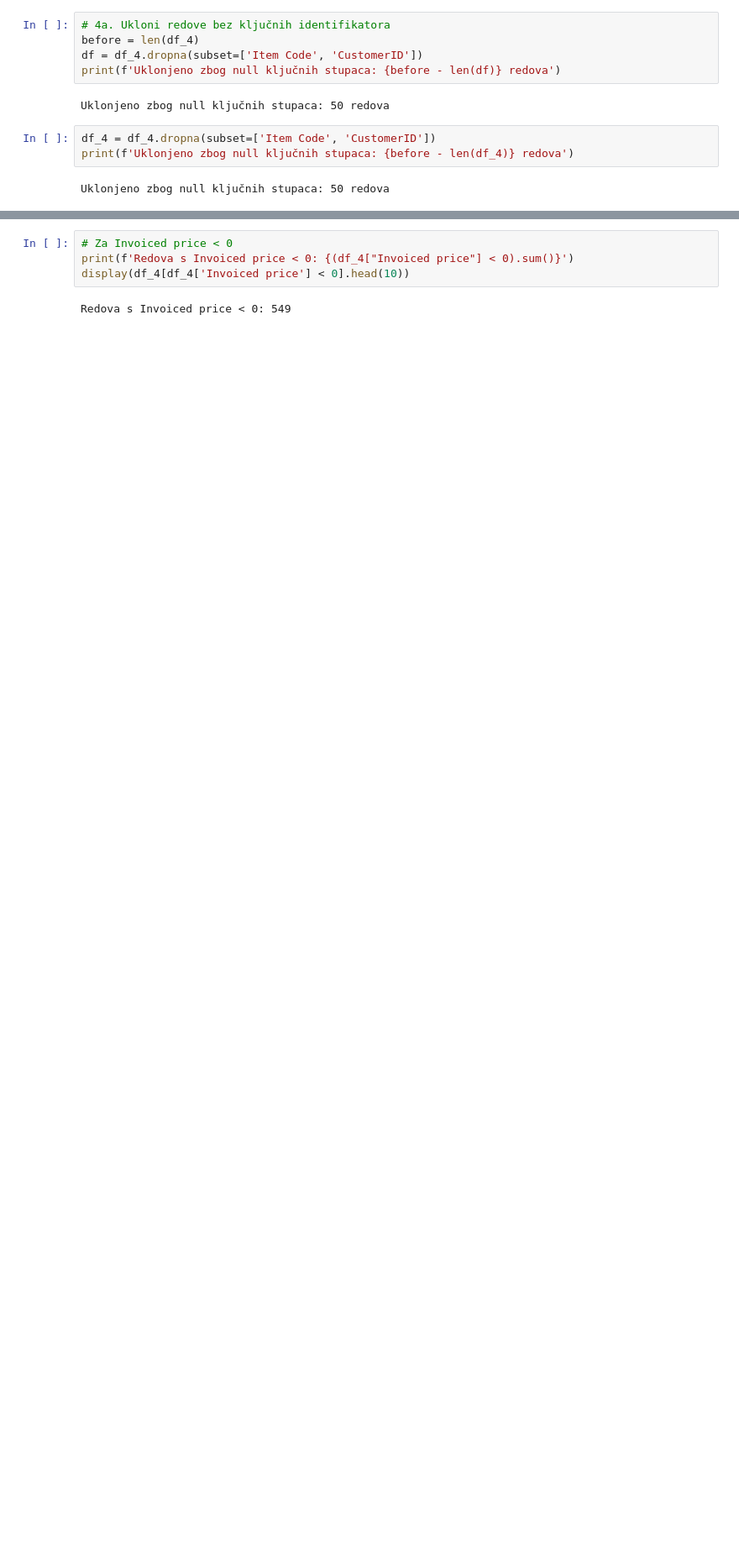
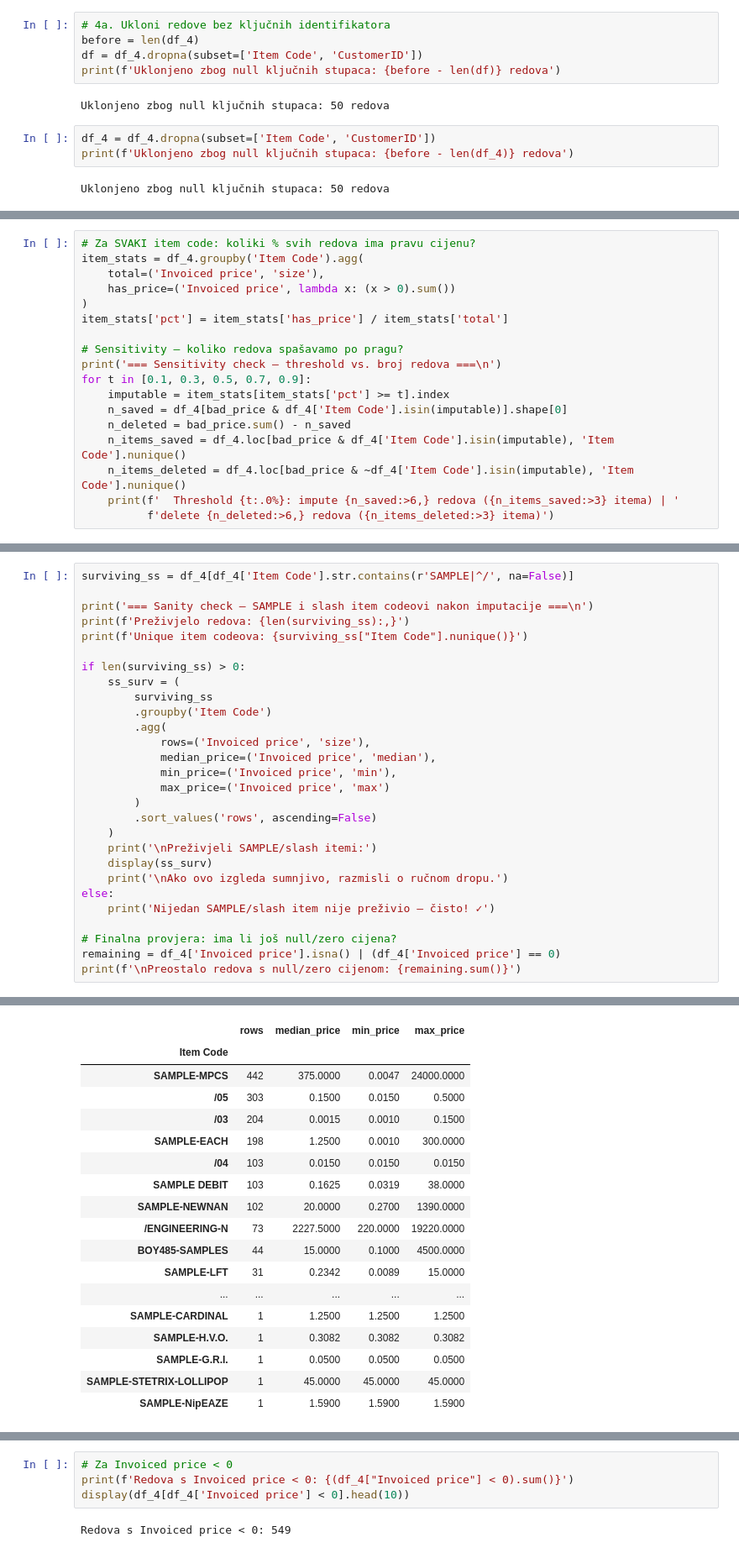
Before and after one commit to kovaacicc/lumen-DS, a Jupyter notebook: notebooks/data_cleaning.ipynb, the cells around one changed output, grey strips where cells are left out. Shown at 84% size. Drawn from its saved outputs; the diff is of its cells as text; blank space fills up the shorter version.

```diff
--- a/notebooks/data_cleaning.ipynb
+++ b/notebooks/data_cleaning.ipynb
@@ -671,0 +451,18 @@ Shape nakon: (1080327, 24)
+# %%
+# Za SVAKI item code: koliki % svih redova ima pravu cijenu?
+item_stats = df_4.groupby('Item Code').agg(
+    total=('Invoiced price', 'size'),
+    has_price=('Invoiced price', lambda x: (x > 0).sum())
+)
+item_stats['pct'] = item_stats['has_price'] / item_stats['total']
+
+# Sensitivity — koliko redova spašavamo po pragu?
+print('=== Sensitivity check — threshold vs. broj redova ===\n')
+for t in [0.1, 0.3, 0.5, 0.7, 0.9]:
+    imputable = item_stats[item_stats['pct'] >= t].index
+    n_saved = df_4[bad_price & df_4['Item Code'].isin(imputable)].shape[0]
+    n_deleted = bad_price.sum() - n_saved
+    n_items_saved = df_4.loc[bad_price & df_4['Item Code'].isin(imputable), 'Item Code'].nunique()
+    n_items_deleted = df_4.loc[bad_price & ~df_4['Item Code'].isin(imputable), 'Item Code'].nunique()
+    print(f'  Threshold {t:.0%}: impute {n_saved:>6,} redova ({n_items_saved:>3} itema) | '
+          f'delete {n_deleted:>6,} redova ({n_items_deleted:>3} itema)')
@@ -671,0 +524,29 @@ Shape nakon: (1080327, 24)
+# %%
+surviving_ss = df_4[df_4['Item Code'].str.contains(r'SAMPLE|^/', na=False)]
+
+print('=== Sanity check — SAMPLE i slash item codeovi nakon imputacije ===\n')
+print(f'Preživjelo redova: {len(surviving_ss):,}')
+print(f'Unique item codeova: {surviving_ss["Item Code"].nunique()}')
+
+if len(surviving_ss) > 0:
+    ss_surv = (
+        surviving_ss
+        .groupby('Item Code')
+        .agg(
+            rows=('Invoiced price', 'size'),
+            median_price=('Invoiced price', 'median'),
+            min_price=('Invoiced price', 'min'),
+            max_price=('Invoiced price', 'max')
+        )
+        .sort_values('rows', ascending=False)
+    )
+    print('\nPreživjeli SAMPLE/slash itemi:')
+    display(ss_surv)
+    print('\nAko ovo izgleda sumnjivo, razmisli o ručnom dropu.')
+else:
+    print('Nijedan SAMPLE/slash item nije preživio — čisto! ✓')
+
+# Finalna provjera: ima li još null/zero cijena?
+remaining = df_4['Invoiced price'].isna() | (df_4['Invoiced price'] == 0)
+print(f'\nPreostalo redova s null/zero cijenom: {remaining.sum()}')
+# %% [output]
@@ -671,0 +559,18 @@ Shape nakon: (1080327, 24)
+|  | rows | median_price | min_price | max_price |
+| Item Code |  |  |  |  |
+| SAMPLE-MPCS | 442 | 375.0000 | 0.0047 | 24000.0000 |
+| /05 | 303 | 0.1500 | 0.0150 | 0.5000 |
+| /03 | 204 | 0.0015 | 0.0010 | 0.1500 |
+| SAMPLE-EACH | 198 | 1.2500 | 0.0010 | 300.0000 |
+| /04 | 103 | 0.0150 | 0.0150 | 0.0150 |
+| SAMPLE DEBIT | 103 | 0.1625 | 0.0319 | 38.0000 |
+| SAMPLE-NEWNAN | 102 | 20.0000 | 0.2700 | 1390.0000 |
+| /ENGINEERING-N | 73 | 2227.5000 | 220.0000 | 19220.0000 |
+| BOY485-SAMPLES | 44 | 15.0000 | 0.1000 | 4500.0000 |
+| SAMPLE-LFT | 31 | 0.2342 | 0.0089 | 15.0000 |
+| ... | ... | ... | ... | ... |
+| SAMPLE-CARDINAL | 1 | 1.2500 | 1.2500 | 1.2500 |
+| SAMPLE-H.V.O. | 1 | 0.3082 | 0.3082 | 0.3082 |
+| SAMPLE-G.R.I. | 1 | 0.0500 | 0.0500 | 0.0500 |
+| SAMPLE-STETRIX-LOLLIPOP | 1 | 45.0000 | 45.0000 | 45.0000 |
+| SAMPLE-NipEAZE | 1 | 1.5900 | 1.5900 | 1.5900 |
```
Also changed, not shown: parts of 42 cells of this notebook, 1 other file.
